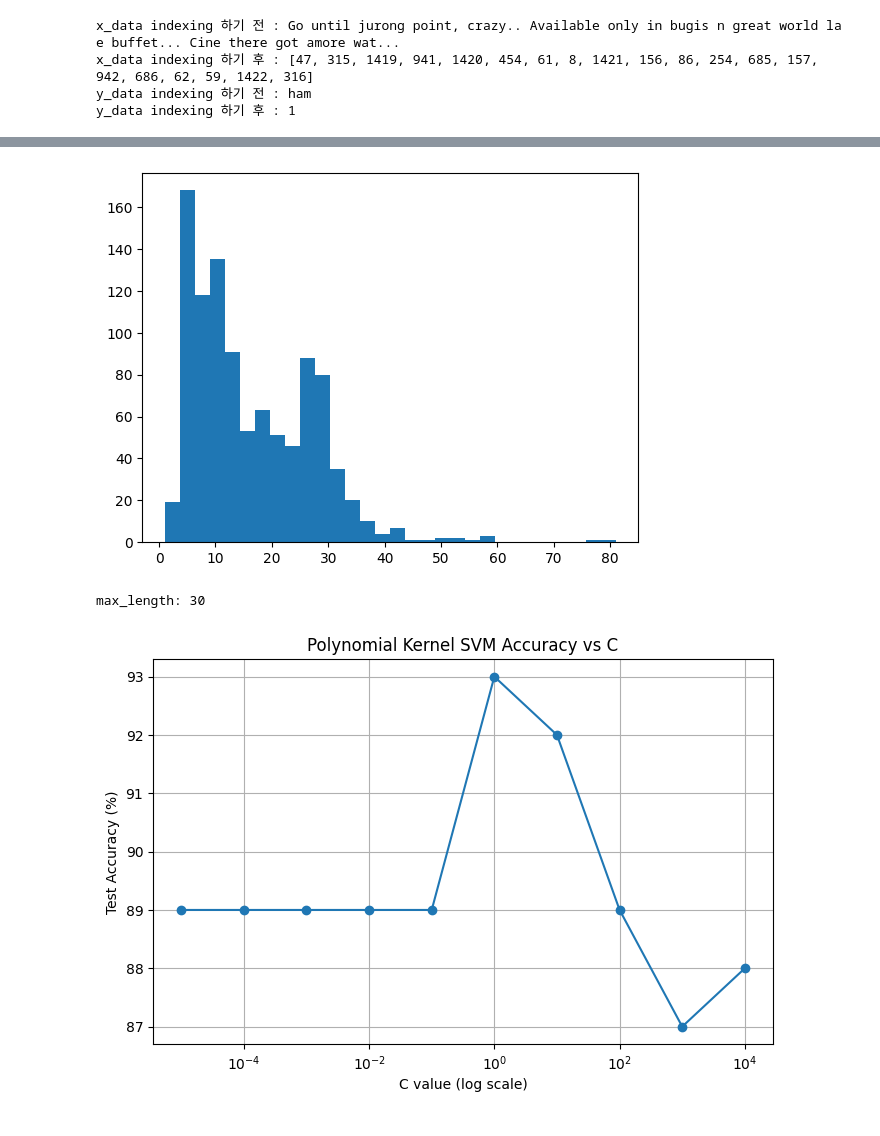
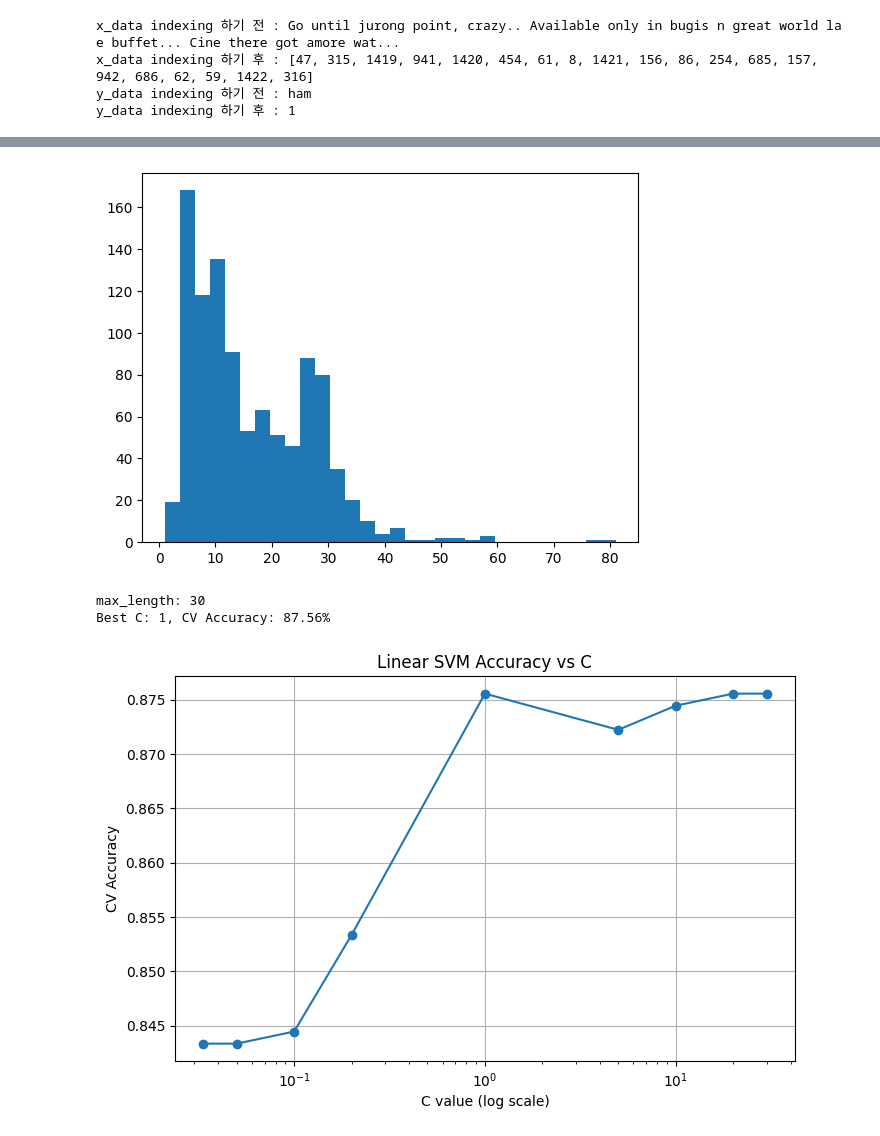
Before and after one commit to Chaminwoo/MLHW4, a Jupyter notebook: 4_202211384_차민우.ipynb, the cells around one changed output, grey strips where cells are left out. Saved outputs shown, nothing was run; the diff lists cells and outputs as text; code cells hidden in the pictures.

Commit message:
K-fold 및 linear kernel로 재변경

```diff
--- a/4_202211384_차민우.ipynb
+++ b/4_202211384_차민우.ipynb
@@ -190,6 +222,8 @@ y_data indexing 하기 후 : 1
 from sklearn.svm import SVC
 import numpy as np
 import matplotlib.pyplot as plt
+from sklearn.model_selection import KFold
+from sklearn.metrics import accuracy_score
 
 # 1. 문장 길이 확인 및 padding
 x_lengths = [len(seq) for seq in indexing_x_data]
@@ -211,70 +245,93 @@ train_x = indexing_x_data[:number_of_train]
 train_y = indexing_y_data[:number_of_train]
 test_x = indexing_x_data[number_of_train:]
 test_y = indexing_y_data[number_of_train:]
-original_test_x = indexing_x_data[number_of_train:]
+
+# numpy 변환
+train_x = np.array(train_x)
+test_x = np.array(test_x)
+train_y = np.array(train_y)
+test_y = np.array(test_y)
 
 # 3. train 데이터 기준 단어 score 계산
 index_score = {}
 for i in range(len(train_x)):
     seq = train_x[i]
-    label = train_y[i]  # 0: spam, 1: ham
+    label = train_y[i]
     for idx in seq:
         if idx == 0: continue
         if idx not in index_score:
             index_score[idx] = 0
         index_score[idx] += 1 if label==1 else -1
 
-# 4️. train_x, test_x를 기존 {단어:인덱스} -> {인덱스:빈도수} 형태로 변환
+# 4. score로 변환
 for i in range(len(train_x)):
     seq = train_x[i]
     train_x[i] = [0 if idx==0 else index_score.get(idx,0) for idx in seq]
 
 for i in range(len(test_x)):
     seq = test_x[i]
     test_x[i] = [0 if idx==0 else index_score.get(idx,0) for idx in seq]
 
-# 5. 정규화
-train_x = np.array(train_x)
-test_x = np.array(test_x)
+# 다시 numpy 변환
+train_x = np.array(train_x, dtype=float)
+test_x = np.array(test_x, dtype=float)
+
+# 5. 정규화 (안정 버전)
 train_x = train_x / (np.max(np.abs(train_x), axis=1, keepdims=True) + 1e-6)
 test_x = test_x / (np.max(np.abs(test_x), axis=1, keepdims=True) + 1e-6)
 
-# 6. 여러 C 값 실험 및 시각화 | 최적 C 모델 선정
-C_values = [10**-5,10**-4,10**-3, 10**-2, 10**-1,
-            10**0, 10**1, 10**2,10**3,10**4]
+# 6. C 값
+C_values = [1/30, 1/20, 1/10, 1/5, 1, 5, 10, 20, 30]
+
+kf = KFold(n_splits=5, shuffle=True, random_state=42)
+
 accuracies = []
 
 for C in C_values:
-    svm = SVC(kernel='poly', degree=2, C=C)
-    svm.fit(train_x, train_y)
-    predict = svm.predict(test_x)
-    acc = 100.0 * np.sum(predict == test_y) / len(test_y)
-    accuracies.append(acc)
+    fold_accuracies = []
 
+    for train_idx, val_idx in kf.split(train_x):
+        X_train_fold = train_x[train_idx]
+        X_val_fold = train_x[val_idx]
+        y_train_fold = train_y[train_idx]
+        y_val_fold = train_y[val_idx]
+
+        # kernel 변경 (poly → linear)
+        model = SVC(kernel='linear', C=C)
+
+        model.fit(X_train_fold, y_train_fold)
+
+        preds = model.predict(X_val_fold)
+        acc = accuracy_score(y_val_fold, preds)
+        fold_accuracies.append(acc)
+
+    accuracies.append(np.mean(fold_accuracies))
+
+best_index = np.argmax(accuracies)
+best_C = C_values[best_index]
+
+print(f"Best C: {best_C}, CV Accuracy: {accuracies[best_index]*100:.2f}%")
 
 plt.figure(figsize=(8,5))
 plt.plot(C_values, accuracies, marker='o')
 plt.xscale('log')
 plt.xlabel('C value (log scale)')
-plt.ylabel('Test Accuracy (%)')
-plt.title('Polynomial Kernel SVM Accuracy vs C')
+plt.ylabel('CV Accuracy')
+plt.title('Linear SVM Accuracy vs C')
 plt.grid(True)
 plt.show()
 
-# 최소 accuracy를 내는 C 선택
-worst_index = np.argmin(accuracies)
-worst_C = C_values[worst_index]
-
-# 선택한 C로 최종 모델 학습
-best_svm = SVC(kernel='poly', degree=2, C=worst_C)
+# 최종 모델
+best_svm = SVC(kernel='linear', C=best_C)
 best_svm.fit(train_x, train_y)
 
-# 예측
+# 테스트 평가
 predict = best_svm.predict(test_x)
-correct_count = np.sum(predict == test_y)
-accuracy = 100.0 * correct_count / len(test_y)
-print("Test Accuracy with C based on minimum train accuracy: {:.2f}%".format(accuracy))
+accuracy = np.mean(predict == test_y) * 100
+
+print(f"Test Accuracy: {accuracy:.2f}%")
 # %% [output]
 [figure]
 max_length: 30
+Best C: 1, CV Accuracy: 87.56%
-[figure, old version]
+[figure, new version]
```
Also changed, not shown: parts of 6 cells of this notebook.
